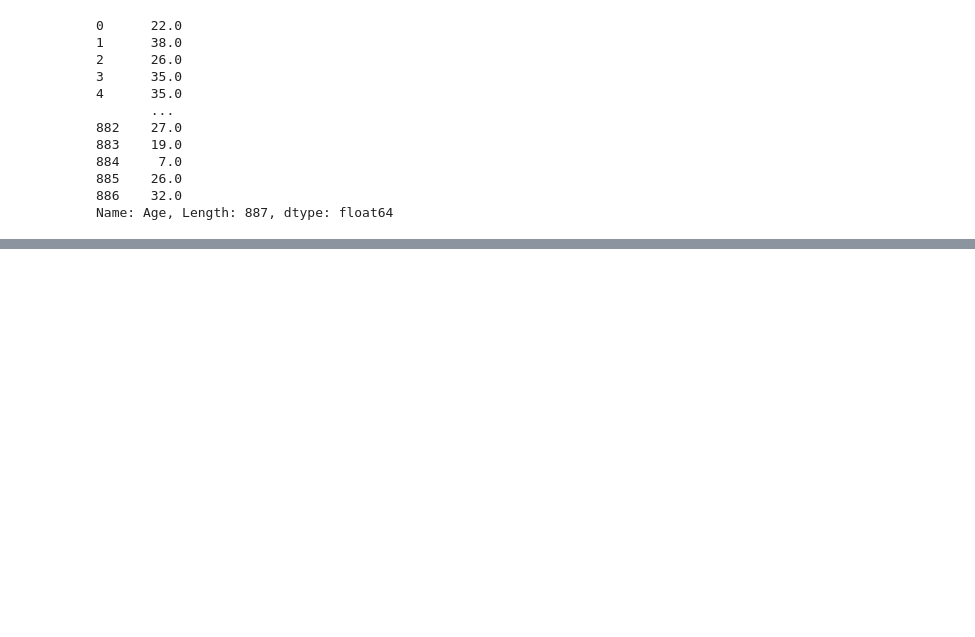
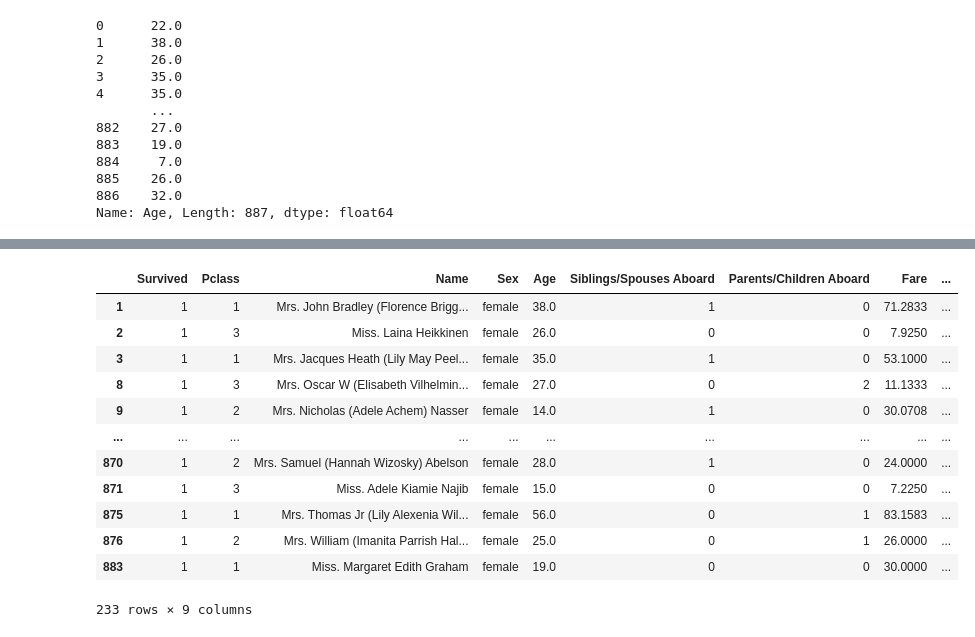
Before and after one commit to Subodhoraw/PRACTICE, a Jupyter notebook: python recap/dataana.ipynb, the cells around one changed output, grey strips where cells are left out. Saved outputs shown, nothing was run; the diff lists cells and outputs as text; code cells hidden in the pictures; blank space fills up the shorter version.

```diff
--- a/python recap/dataana.ipynb
+++ b/python recap/dataana.ipynb
@@ -107,0 +184,16 @@ df['Fare_per_person'] = df['Fare']/(df['Siblings/Spouses Aboard'] + df['Parents/
+# %%
+df[(df['Sex'] == 'female') & (df['Survived'] ==1)]
+# %% [output]
+|  | Survived | Pclass | Name | Sex | Age | Siblings/Spouses Aboard | Parents/Children Aboard | Fare | ... |
+| 1 | 1 | 1 | Mrs. John Bradley (Florence Brigg... | female | 38.0 | 1 | 0 | 71.2833 | ... |
+| 2 | 1 | 3 | Miss. Laina Heikkinen | female | 26.0 | 0 | 0 | 7.9250 | ... |
+| 3 | 1 | 1 | Mrs. Jacques Heath (Lily May Peel... | female | 35.0 | 1 | 0 | 53.1000 | ... |
+| 8 | 1 | 3 | Mrs. Oscar W (Elisabeth Vilhelmin... | female | 27.0 | 0 | 2 | 11.1333 | ... |
+| 9 | 1 | 2 | Mrs. Nicholas (Adele Achem) Nasser | female | 14.0 | 1 | 0 | 30.0708 | ... |
+| ... | ... | ... | ... | ... | ... | ... | ... | ... | ... |
+| 870 | 1 | 2 | Mrs. Samuel (Hannah Wizosky) Abelson | female | 28.0 | 1 | 0 | 24.0000 | ... |
+| 871 | 1 | 3 | Miss. Adele Kiamie Najib | female | 15.0 | 0 | 0 | 7.2250 | ... |
+| 875 | 1 | 1 | Mrs. Thomas Jr (Lily Alexenia Wil... | female | 56.0 | 0 | 1 | 83.1583 | ... |
+| 876 | 1 | 2 | Mrs. William (Imanita Parrish Hal... | female | 25.0 | 0 | 1 | 26.0000 | ... |
+| 883 | 1 | 1 | Miss. Margaret Edith Graham | female | 19.0 | 0 | 0 | 30.0000 | ... |
+233 rows × 9 columns
```
Also changed, not shown: parts of 6 cells of this notebook.
